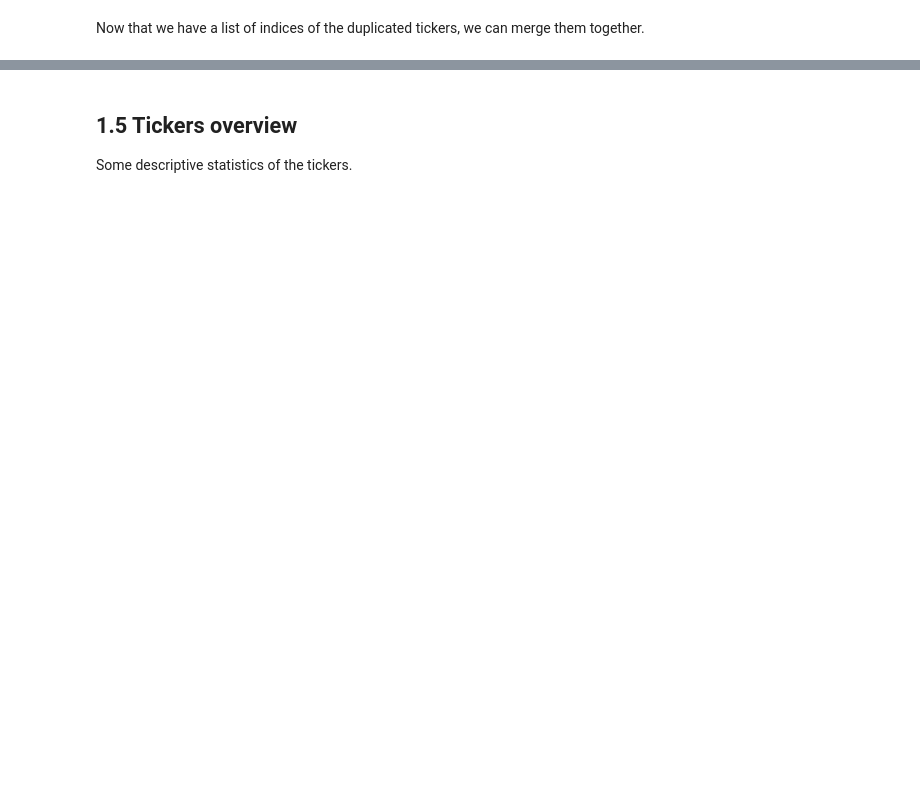
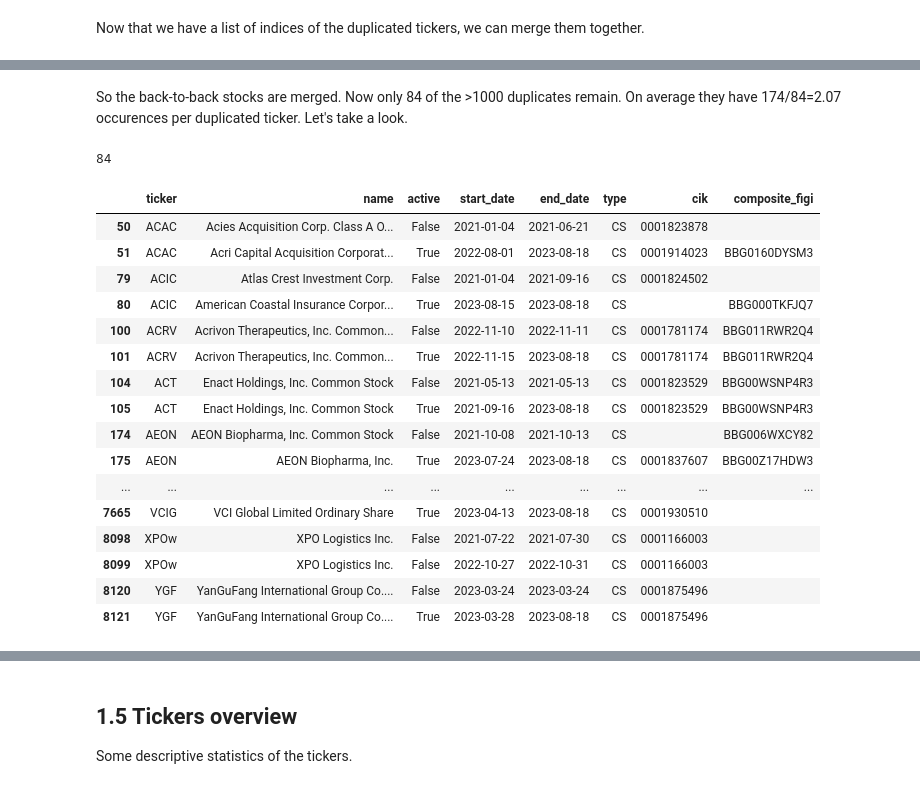
Before and after one commit to shinathan/QSExtended, a Jupyter notebook: data_import/polygon/1_get_tickers.ipynb, the cells around one changed output, grey strips where cells are left out. Saved outputs shown, nothing was run; the diff lists cells and outputs as text; code cells hidden in the pictures; blank space fills up the shorter version.

```diff
--- a/data_import/polygon/1_get_tickers.ipynb
+++ b/data_import/polygon/1_get_tickers.ipynb
@@ -1299,0 +1304,27 @@ tickers_all[tickers_all["ticker"] == "NXU"]
+# %% [markdown]
+So the back-to-back stocks are merged. Now only 84 of the >1000 duplicates remain. On average they have 174/84=2.07 occurences per duplicated ticker. Let's take a look.
+# %%
+duplicated = tickers_all[tickers_all["ticker"].duplicated(keep=False)]
+print(len(duplicated["ticker"].unique()))
+pd.set_option('display.max_rows', None)
+
+duplicated.drop(columns="last_updated_utc")
+# %% [output]
+84
+|  | ticker | name | active | start_date | end_date | type | cik | composite_figi |
+| 50 | ACAC | Acies Acquisition Corp. Class A O... | False | 2021-01-04 | 2021-06-21 | CS | 0001823878 |  |
+| 51 | ACAC | Acri Capital Acquisition Corporat... | True | 2022-08-01 | 2023-08-18 | CS | 0001914023 | BBG0160DYSM3 |
+| 79 | ACIC | Atlas Crest Investment Corp. | False | 2021-01-04 | 2021-09-16 | CS | 0001824502 |  |
+| 80 | ACIC | American Coastal Insurance Corpor... | True | 2023-08-15 | 2023-08-18 | CS |  | BBG000TKFJQ7 |
+| 100 | ACRV | Acrivon Therapeutics, Inc. Common... | False | 2022-11-10 | 2022-11-11 | CS | 0001781174 | BBG011RWR2Q4 |
+| 101 | ACRV | Acrivon Therapeutics, Inc. Common... | True | 2022-11-15 | 2023-08-18 | CS | 0001781174 | BBG011RWR2Q4 |
+| 104 | ACT | Enact Holdings, Inc. Common Stock | False | 2021-05-13 | 2021-05-13 | CS | 0001823529 | BBG00WSNP4R3 |
+| 105 | ACT | Enact Holdings, Inc. Common Stock | True | 2021-09-16 | 2023-08-18 | CS | 0001823529 | BBG00WSNP4R3 |
+| 174 | AEON | AEON Biopharma, Inc. Common Stock | False | 2021-10-08 | 2021-10-13 | CS |  | BBG006WXCY82 |
+| 175 | AEON | AEON Biopharma, Inc. | True | 2023-07-24 | 2023-08-18 | CS | 0001837607 | BBG00Z17HDW3 |
+| ... | ... | ... | ... | ... | ... | ... | ... | ... |
+| 7665 | VCIG | VCI Global Limited Ordinary Share | True | 2023-04-13 | 2023-08-18 | CS | 0001930510 |  |
+| 8098 | XPOw | XPO Logistics Inc. | False | 2021-07-22 | 2021-07-30 | CS | 0001166003 |  |
+| 8099 | XPOw | XPO Logistics Inc. | False | 2022-10-27 | 2022-10-31 | CS | 0001166003 |  |
+| 8120 | YGF | YanGuFang International Group Co.... | False | 2023-03-24 | 2023-03-24 | CS | 0001875496 |  |
+| 8121 | YGF | YanGuFang International Group Co.... | True | 2023-03-28 | 2023-08-18 | CS | 0001875496 |  |
```
Also changed, not shown: parts of 48 cells of this notebook.
